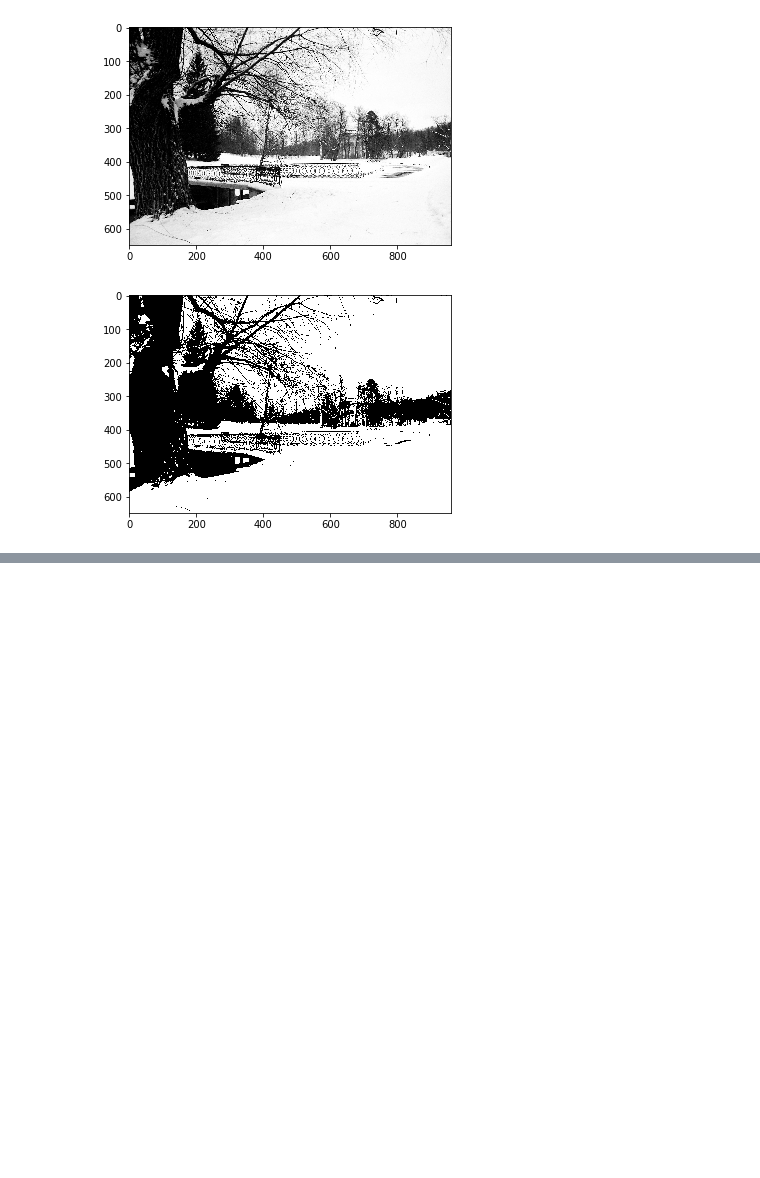
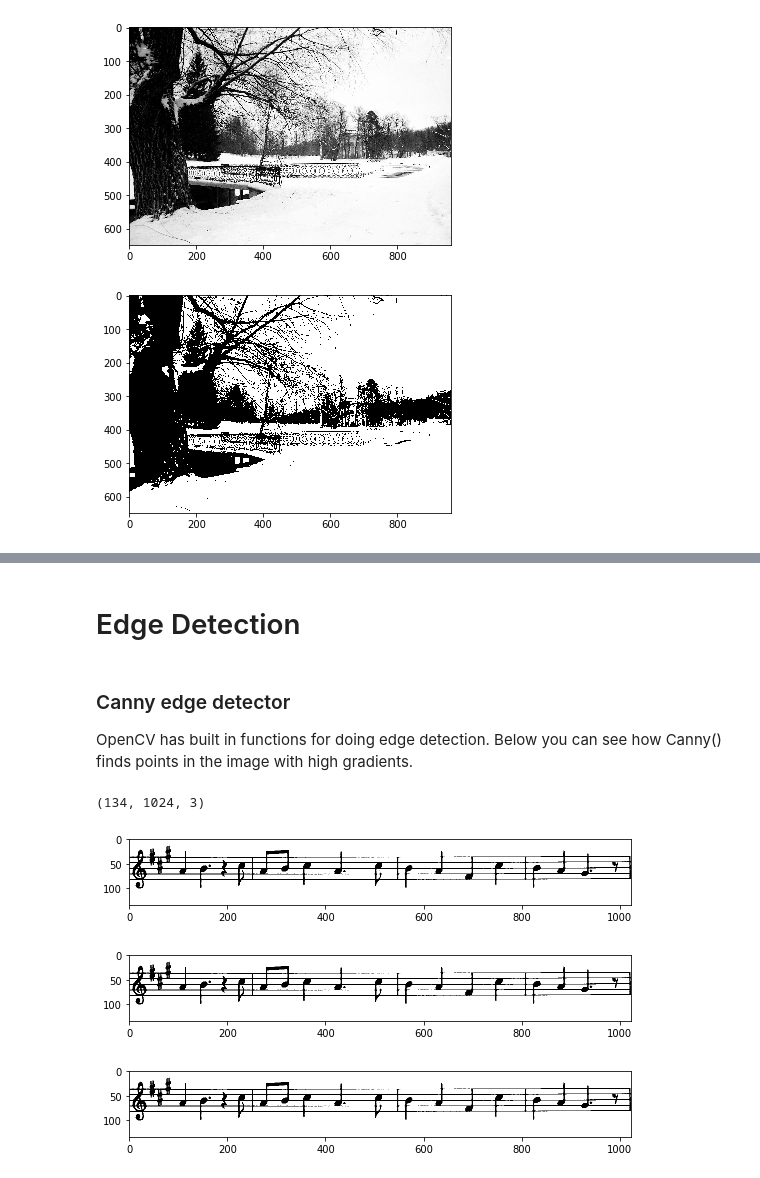
Before and after one commit to AlbertHJLee/Insight_Notebooks, a Jupyter notebook: Image_Analysis.ipynb, the cells around one changed output, grey strips where cells are left out. Drawn from its saved outputs; the diff is of its cells as text; code cells hidden in the pictures; blank space fills up the shorter version.

```diff
--- a/Image_Analysis.ipynb
+++ b/Image_Analysis.ipynb
@@ -90,0 +125,30 @@ plt.show()
+# %% [markdown]
+# Edge Detection
+# %% [markdown]
+### Canny edge detector
+
+OpenCV has built in functions for doing edge detection. Below you can see how Canny() finds points in the image with high gradients.
+# %%
+import numpy as np
+import matplotlib.pyplot as plt
+import sys
+import cv2
+
+def showImage(img):
+    plt.figure(figsize=(9,4))
+    plt.imshow(src)
+    plt.show()
+    return True
+
+src = cv2.imread('src.png',cv2.IMREAD_COLOR)
+print src.shape
+showImage(src)
+
+canny_img = cv2.Canny(src,2,2)
+showImage(canny_img)
+out = showImage(src)
+# %% [output]
+(134, 1024, 3)
+[figure, added]
+[figure, added]
+[figure, added]
```
Also changed, not shown: parts of 9 cells of this notebook, 1 other file.
